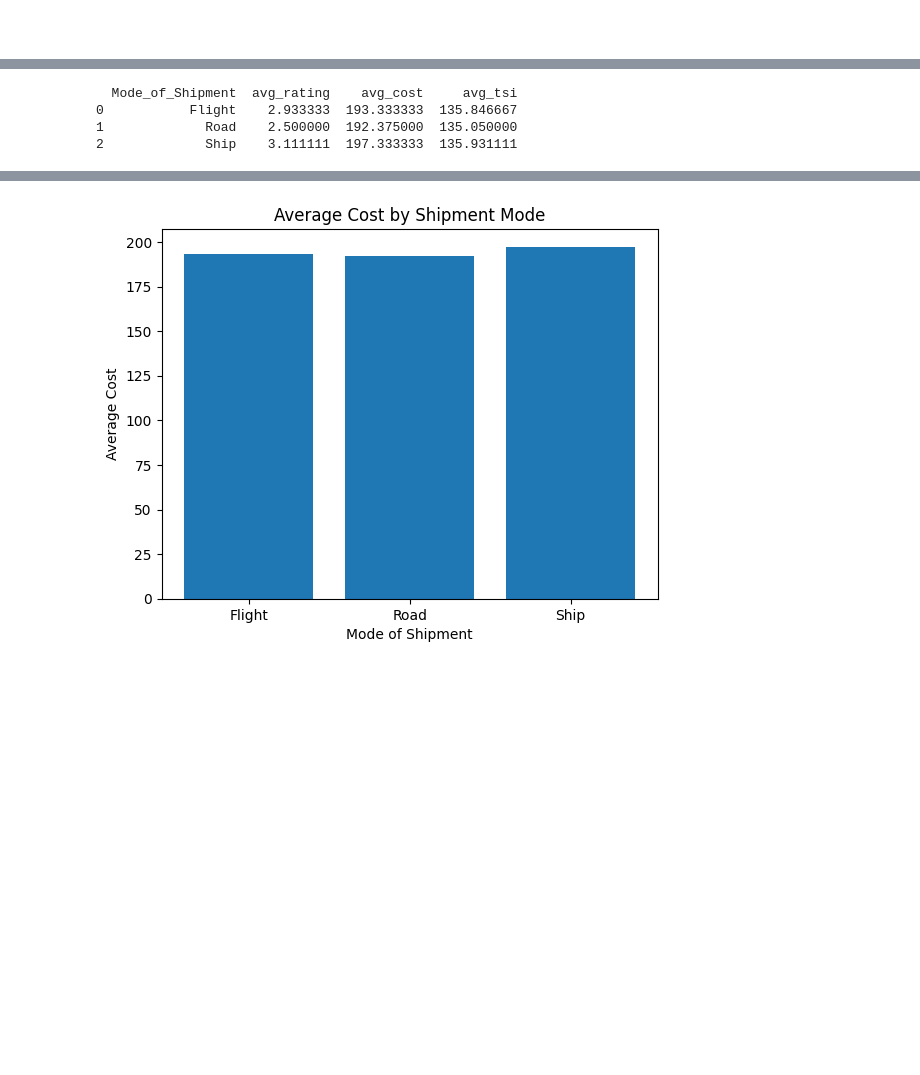
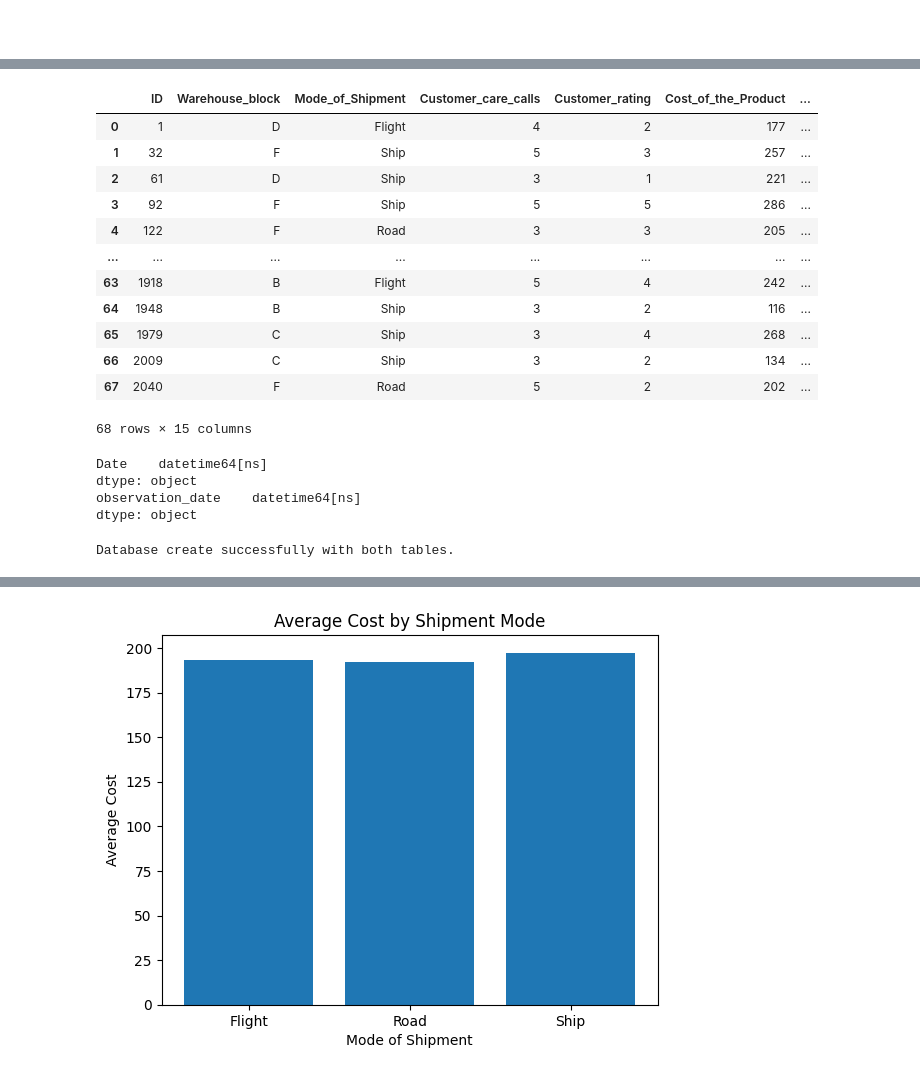
Before and after one commit to JWBlevins/capstone-courier-analysis, a Jupyter notebook: notebooks/eda.ipynb, the cells around one changed output, grey strips where cells are left out. Drawn from its saved outputs; the diff is of its cells as text; code cells hidden in the pictures; blank space fills up the shorter version.

```diff
--- a/notebooks/eda.ipynb
+++ b/notebooks/eda.ipynb
@@ -64,0 +107,7 @@ Database created successfully!
+# %%
+# Create Date column if not already present
+if "Date" not in df.columns:
+    df["Date"] = pd.date_range(start="2020-01-01", periods=len(df), freq="D")
+# %%
+df["Date"] = pd.to_datetime(df["Date"])
+tsi_df["observation_date"] = pd.to_datetime(tsi_df["observation_date"])
@@ -65,21 +128,41 @@ Database created successfully!
 # %%
-# Test a SQL query
-query = """
-SELECT
-    c.Mode_of_Shipment,
-    AVG(c.Customer_rating) AS avg_rating,
-    AVG(c.Cost_of_the_Product) AS avg_cost,
-    AVG(f.TSIFRGHT) AS avg_tsi
-FROM courier_data AS c
-JOIN freight_tsi AS f
-    ON c.Date = f.observation_date
-GROUP BY c.Mode_of_Shipment;
-"""
+# Clean column names if need it
 
-result = pd.read_sql_query(query, conn)
-print(result)
+df = df.rename(columns={"Reached.on.Time_Y.N": "Late_Indicator"})
+df["Date"] = pd.to_datetime(df["Date"])
+tsi_df["observation_date"] = pd.to_datetime(tsi_df["observation_date"])
-# %% [output]
-  Mode_of_Shipment  avg_rating    avg_cost     avg_tsi
-0           Flight    2.933333  193.333333  135.846667
-1             Road    2.500000  192.375000  135.050000
-2             Ship    3.111111  197.333333  135.931111
+# %%
+pd.merge(df, tsi_df, left_on="Date", right_on="observation_date", how="inner")
+# %% [output]
+|  | ID | Warehouse_block | Mode_of_Shipment | Customer_care_calls | Customer_rating | Cost_of_the_Product | ... |
+| 0 | 1 | D | Flight | 4 | 2 | 177 | ... |
+| 1 | 32 | F | Ship | 5 | 3 | 257 | ... |
+| 2 | 61 | D | Ship | 3 | 1 | 221 | ... |
+| 3 | 92 | F | Ship | 5 | 5 | 286 | ... |
+| 4 | 122 | F | Road | 3 | 3 | 205 | ... |
+| ... | ... | ... | ... | ... | ... | ... | ... |
+| 63 | 1918 | B | Flight | 5 | 4 | 242 | ... |
+| 64 | 1948 | B | Ship | 3 | 2 | 116 | ... |
+| 65 | 1979 | C | Ship | 3 | 4 | 268 | ... |
+| 66 | 2009 | C | Ship | 3 | 2 | 134 | ... |
+| 67 | 2040 | F | Road | 5 | 2 | 202 | ... |
+68 rows × 15 columns
+# %%
+print(df.dtypes[["Date"]])
+print(tsi_df.dtypes[["observation_date"]])
+# %% [output]
+Date    datetime64[ns]
+dtype: object
+observation_date    datetime64[ns]
+dtype: object
+# %%
+# Create SQLite database file
+conn = sqlite3.connect("../data/courier.db")
+
+# Write both datasets to tables
+df.to_sql("courier_data", conn, if_exists="replace", index=False)
+tsi_df.to_sql("freight_tsi", conn, if_exists="replace", index=False)
+
+print("Database create successfully with both tables.")
+# %% [output]
+Database create successfully with both tables.
```
Also changed, not shown: parts of 21 cells of this notebook, 5 other files.
